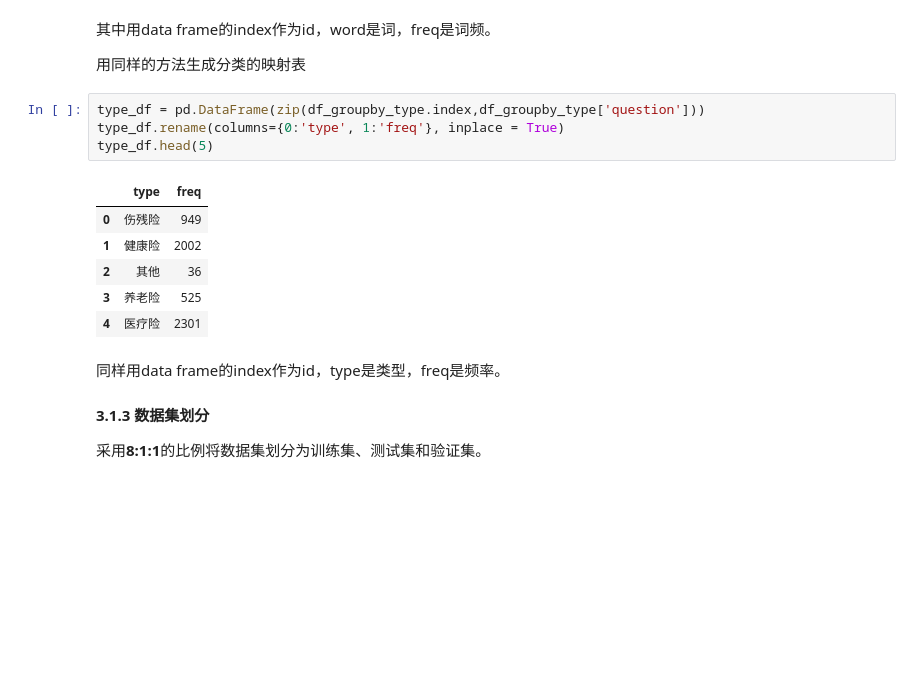
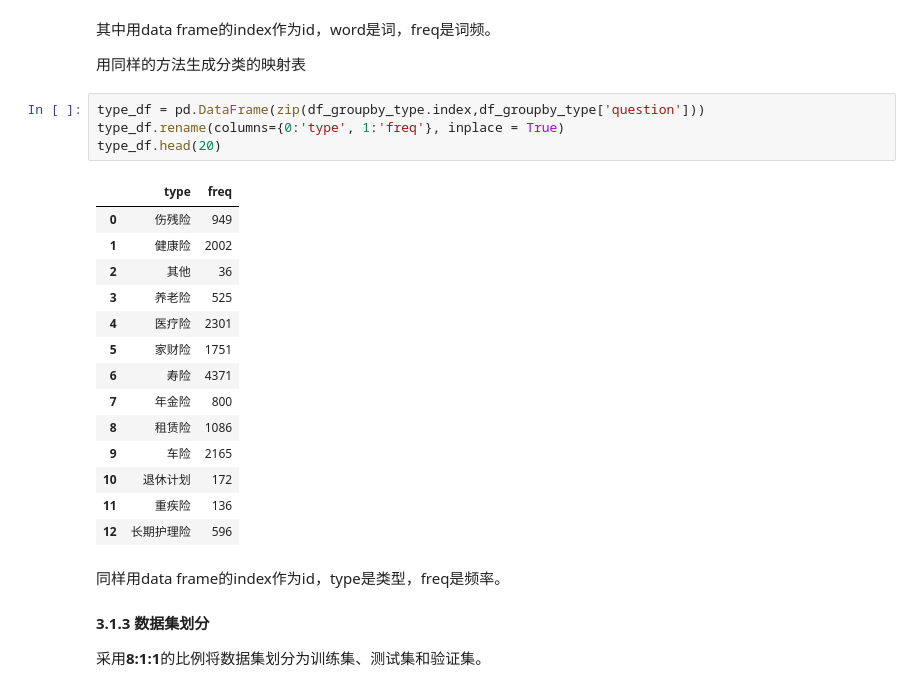
Before and after one commit to JarodYv/machine_learning_nano_degree, a Jupyter notebook: MLND_CN_P6_Graduation_Project/Insurance Question Classification with TextCNN.ipynb, the cells around one changed output. Saved outputs shown, nothing was run; the diff lists cells and outputs as text; blank space fills up the shorter version.

```diff
--- a/MLND_CN_P6_Graduation_Project/Insurance Question Classification with TextCNN.ipynb
+++ b/MLND_CN_P6_Graduation_Project/Insurance Question Classification with TextCNN.ipynb
@@ -308,14 +308,22 @@ word_df.head(5)
 # %%
 type_df = pd.DataFrame(zip(df_groupby_type.index,df_groupby_type['question']))
 type_df.rename(columns={0:'type', 1:'freq'}, inplace = True)
-type_df.head(5)
+type_df.head(20)
 # %% [output]
 |  | type | freq |
 | 0 | 伤残险 | 949 |
 | 1 | 健康险 | 2002 |
 | 2 | 其他 | 36 |
 | 3 | 养老险 | 525 |
 | 4 | 医疗险 | 2301 |
+| 5 | 家财险 | 1751 |
+| 6 | 寿险 | 4371 |
+| 7 | 年金险 | 800 |
+| 8 | 租赁险 | 1086 |
+| 9 | 车险 | 2165 |
+| 10 | 退休计划 | 172 |
+| 11 | 重疾险 | 136 |
+| 12 | 长期护理险 | 596 |
 # %% [markdown]
 同样用data frame的index作为id，type是类型，freq是频率。
 
```
Also changed, not shown: parts of 8 cells of this notebook.
